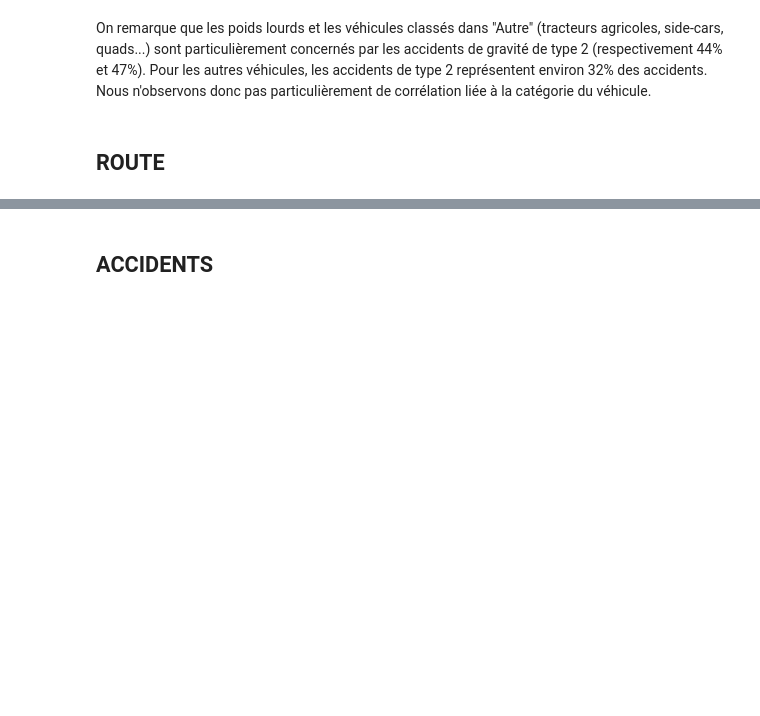
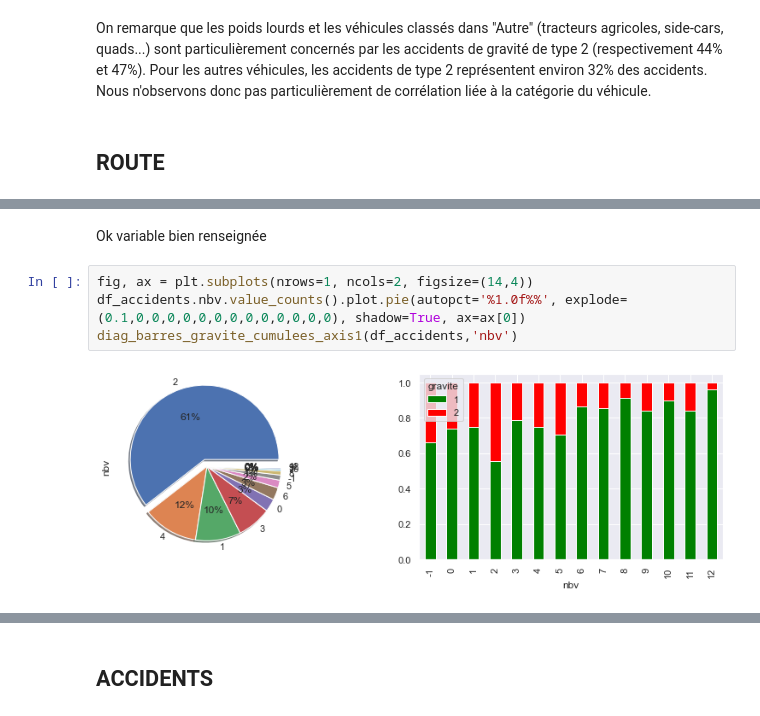
Before and after one commit to Clotilde-23/Accidents-corporels, a Jupyter notebook: Statistiques_descriptives.ipynb, the cells around one changed output, grey strips where cells are left out. Saved outputs shown, nothing was run; the diff lists cells and outputs as text; blank space fills up the shorter version.

```diff
--- a/Statistiques_descriptives.ipynb
+++ b/Statistiques_descriptives.ipynb
@@ -190,0 +261,8 @@ On remarque que les poids lourds et les véhicules classés dans "Autre" (tracte
+# %% [markdown]
+Ok variable bien renseignée
+# %%
+fig, ax = plt.subplots(nrows=1, ncols=2, figsize=(14,4))
+df_accidents.nbv.value_counts().plot.pie(autopct='%1.0f%%', explode= (0.1,0,0,0,0,0,0,0,0,0,0,0,0,0), shadow=True, ax=ax[0])
+diag_barres_gravite_cumulees_axis1(df_accidents,'nbv')
+# %% [output]
+[figure, added]
```
Also changed, not shown: parts of 46 cells of this notebook.
